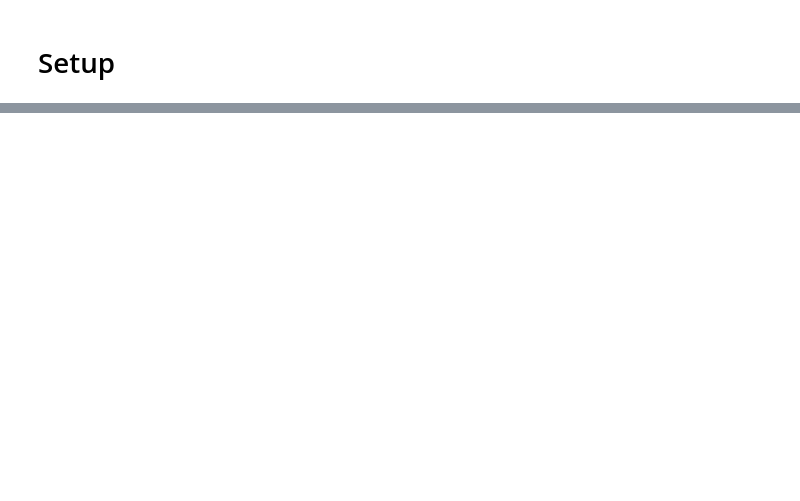
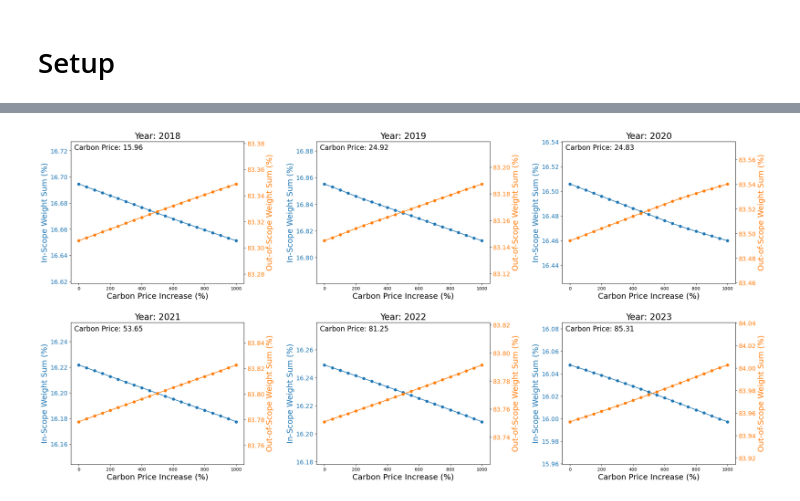
Before and after one commit to YilinQin/Climate_Risk_Index_Dissertation, a Jupyter notebook: Dissertation.ipynb, the cells around one changed output, grey strips where cells are left out. Cells and saved outputs as stored; diff of their text form; code cells hidden in the pictures; blank space fills up the shorter version.

```diff
--- a/Dissertation.ipynb
+++ b/Dissertation.ipynb
@@ -354,0 +359,19 @@ Notes:
+# %%
+# Prediction functions applying np.log1p to carbon intensities as used in the regression model
+def calculate_predicted_returns(row, price_increase):
+    """ Calculate the predicted returns based on carbon price impacts. """
+    log_carbon_intensity_1 = np.log1p(row['CARBON_INTENSITY_SCOPE_1_USD'])
+    log_carbon_intensity_2 = np.log1p(row['CARBON_INTENSITY_SCOPE_2_USD'])
+    if row['in-scope'] == 1:  # In-scope companies
+        beta_cp, beta_cp_int1, beta_cp_int2 = -0.0393, 0.0141, -0.0060
+    else:  # Out-of-scope companies
+        beta_cp, beta_cp_int1, beta_cp_int2 = 0.0191, -0.0032, -0.0050
+    return (beta_cp * price_increase +
+            beta_cp_int1 * price_increase * log_carbon_intensity_1 +
+            beta_cp_int2 * price_increase * log_carbon_intensity_2)
+
+def calculate_predicted_prices(df, price_increase):
+    """ Calculate predicted prices based on predicted returns. """
+    df['Predicted_Return_%'] = df.apply(lambda row: calculate_predicted_returns(row, price_increase), axis=1)
+    df['Predicted_Price_Impact'] = df['Price'] * (1 + (df['Predicted_Return_%'] / 100))
+    return df
@@ -354,0 +480,55 @@ Notes:
+# %%
+# Figure represents the impact of carbon price increases on the in-scope weight and out-of-scope weight
+# Define the years and carbon price increase parameters
+years = range(2018, 2024)  # Years from 2018 to 2023
+price_increases = np.arange(0, 1001, 50)  # 0% to 1000% by 50% increments
+
+# Initialize the plotting with 2 rows and 3 columns (total 6 plots)
+fig, axes = plt.subplots(nrows=2, ncols=3, figsize=(24, 12))  # 6 plots arranged in 2 rows and 3 columns
+axes = axes.flatten()  # Flatten the grid of subplots into a 1D array for easier indexing
+
+# Iterate through each year to plot
+for index, year in enumerate(years):
+    in_scope_weights = []
+    out_of_scope_weights = []
+
+    # Generate data for each carbon price increase
+    for increase in price_increases:
+        results = scenario_analysis_yearly(year, increase)
+        in_scope_weights.append(results['In-Scope Weight Sum'] * 100)
+        out_of_scope_weights.append(results['Out-of-Scope Weight Sum'] * 100)
+
+    ax1 = axes[index]
+
+    # Plot in-scope weights on the left y-axis
+    ax1.set_xlabel('Carbon Price Increase (%)', fontsize=18)
+    ax1.set_ylabel('In-Scope Weight Sum (%)', color='tab:blue', fontsize=18)
+    ax1.plot(price_increases, in_scope_weights, color='tab:blue', marker='o', label='In-Scope Weight Sum')
+    ax1.tick_params(axis='y', labelcolor='tab:blue', labelsize=14)  # Increase the size of Y-axis labels
+
+    # Adjust the y-axis range to make the changes less exaggerated
+    in_scope_range = max(in_scope_weights) - min(in_scope_weights)
+    ax1.set_ylim([min(in_scope_weights) - in_scope_range * 0.75, max(in_scope_weights) + in_scope_range * 0.75])
+
+    # Create a second y-axis for out-of-scope weights
+    ax2 = ax1.twinx()
+    ax2.set_ylabel('Out-of-Scope Weight Sum (%)', color='tab:orange', fontsize=18)
+    ax2.plot(price_increases, out_of_scope_weights, color='tab:orange', marker='o', label='Out-of-Scope Weight Sum')
+    ax2.tick_params(axis='y', labelcolor='tab:orange', labelsize=14)  # Increase the size of Y-axis labels
+
+    # Adjust the y-axis range to make the changes less exaggerated
+    out_of_scope_range = max(out_of_scope_weights) - min(out_of_scope_weights)
+    ax2.set_ylim([min(out_of_scope_weights) - out_of_scope_range * 0.75, max(out_of_scope_weights) + out_of_scope_range * 0.75])
+
+    # Add the carbon price text on the upper left of each subplot
+    current_price = yearly_df[yearly_df['Year'] == year]['CarbonPrice'].unique()[0]  # Get current carbon price
+    ax1.text(0.02, 0.98, f'Carbon Price: {current_price:.2f}', transform=ax1.transAxes,
+             verticalalignment='top', horizontalalignment='left', fontsize=16, color='black')
+
+    ax1.set_title(f'Year: {year}', fontsize=20)
+
+# Adjust layout to avoid overlap and add padding between subplots
+plt.tight_layout(pad=3.0, w_pad=3.0, h_pad=3.0)
+plt.show()
+# %% [output]
+[figure, added]
```
Also changed, not shown: parts of 54 cells of this notebook.
